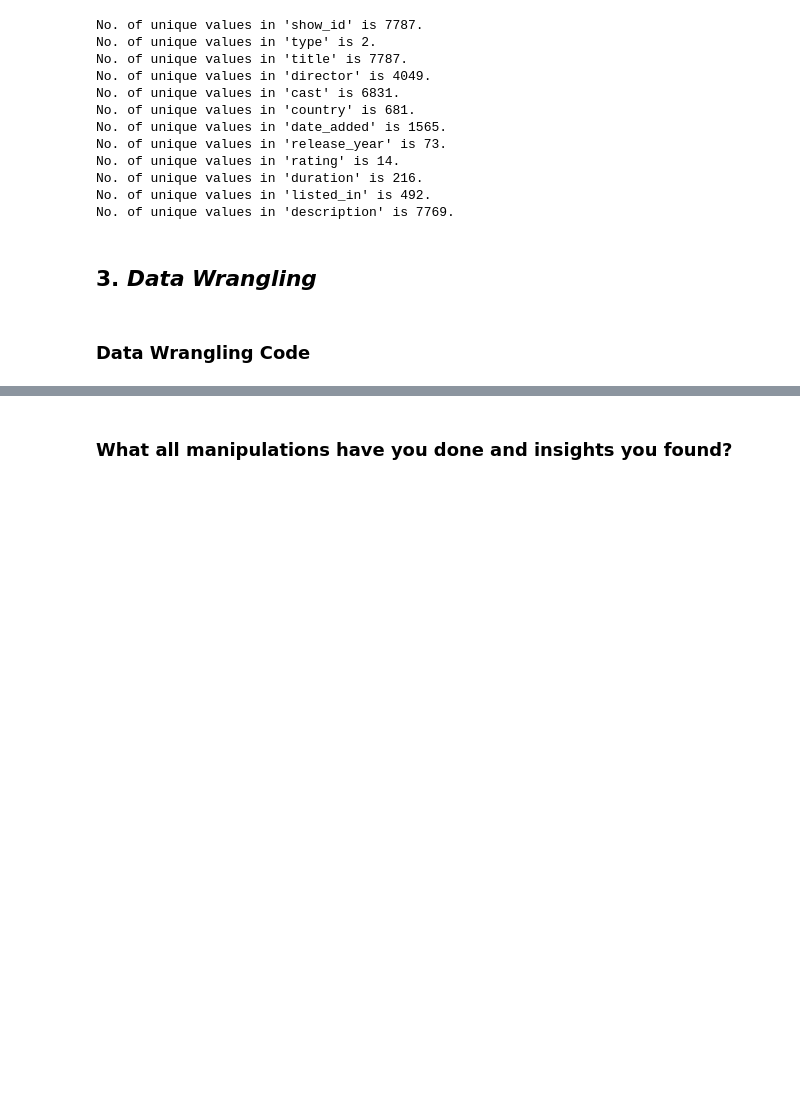
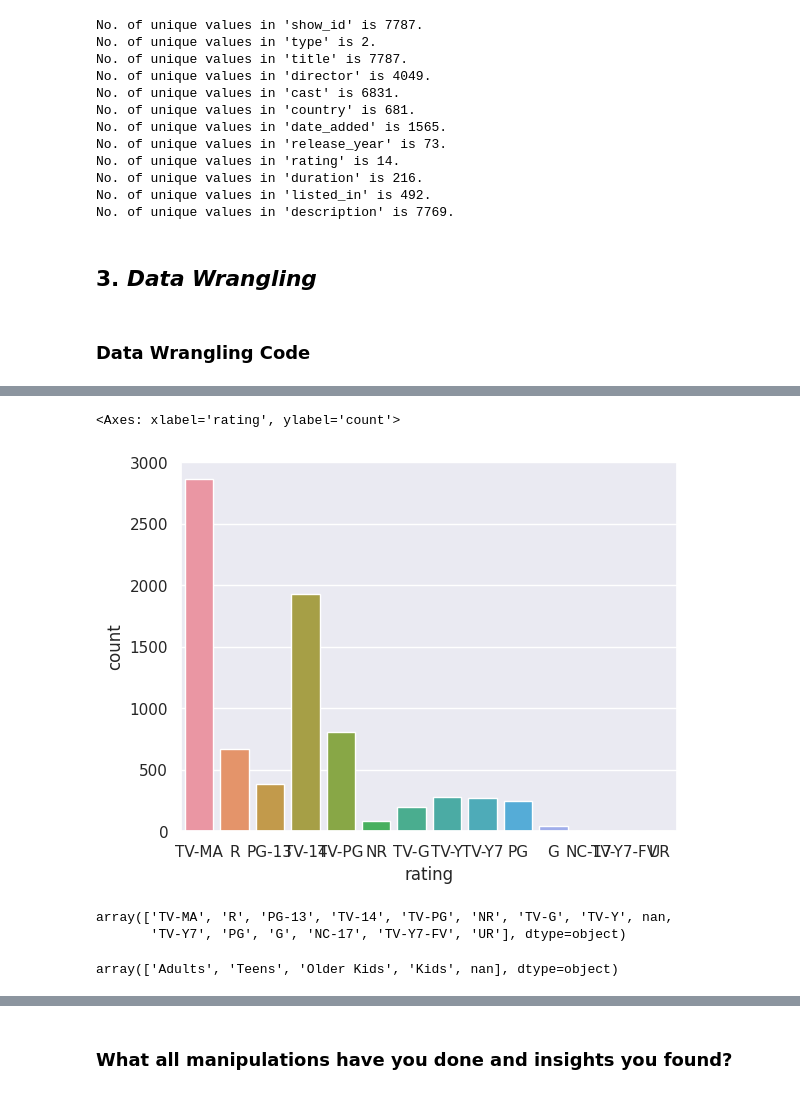
Before and after one commit to Faheemfemu/Netflix-Movies-and-TV-Shows-Clustering, a Jupyter notebook: Netflix_Movies_and_TV_Shows_Clustering.ipynb, the cells around one changed output, grey strips where cells are left out. Cells and saved outputs as stored; diff of their text form; code cells hidden in the pictures; blank space fills up the shorter version.

Commit message:
data wrangling & viz

```diff
--- a/Netflix_Movies_and_TV_Shows_Clustering.ipynb
+++ b/Netflix_Movies_and_TV_Shows_Clustering.ipynb
@@ -261,0 +263,5 @@ No. of unique values in 'description' is 7769.
+# %%
+# Choosing the primary country and primary genre to simplify the analysis
+df['country'] = df['country'].astype(str)
+df['country'] = df['country'].apply(lambda x: x.split(',')[0])
+df['listed_in'] = df['listed_in'].apply(lambda x: x.split(',')[0])
@@ -261,0 +305,3 @@ No. of unique values in 'description' is 7769.
+# %%
+#Typecasting duration from string to integer
+df['duration']=df['duration'].apply(lambda x:int(x.split()[0]))
@@ -261,0 +312,3 @@ No. of unique values in 'description' is 7769.
+# %%
+#Typecasting date_added from string to date and time
+df['date_added']=pd.to_datetime(df['date_added'])
@@ -261,0 +320,38 @@ No. of unique values in 'description' is 7769.
+# %%
+#Creating new attributes month and year referrence from date_added
+df['month']=df['date_added'].dt.month
+df['year']=df['date_added'].dt.year
+df.drop('date_added', axis=1,inplace=True)
+# %%
+#Changing ratings into age restrictions
+sns.countplot(x = 'rating', data=df)
+# %% [output]
+<Axes: xlabel='rating', ylabel='count'>
+[figure, added]
+# %%
+df.rating.unique()
+# %% [output]
+array(['TV-MA', 'R', 'PG-13', 'TV-14', 'TV-PG', 'NR', 'TV-G', 'TV-Y', nan,
+       'TV-Y7', 'PG', 'G', 'NC-17', 'TV-Y7-FV', 'UR'], dtype=object)
+# %%
+#changing rating values
+ratings = {
+    'TV-PG': 'Older Kids',
+    'TV-MA': 'Adults',
+    'TV-Y7-FV': 'Older Kids',
+    'TV-Y7': 'Older Kids',
+    'TV-14': 'Teens',
+    'R': 'Adults',
+    'TV-Y': 'Kids',
+    'NR': 'Adults',
+    'PG-13': 'Teens',
+    'TV-G': 'Kids',
+    'PG': 'Older Kids',
+    'G': 'Kids',
+    'UR': 'Adults',
+    'NC-17': 'Adults'
+}
+df['rating'].replace(ratings,inplace = True)
+df['rating'].unique()
+# %% [output]
+array(['Adults', 'Teens', 'Older Kids', 'Kids', nan], dtype=object)
```
Also changed, not shown: parts of 81 cells of this notebook.
